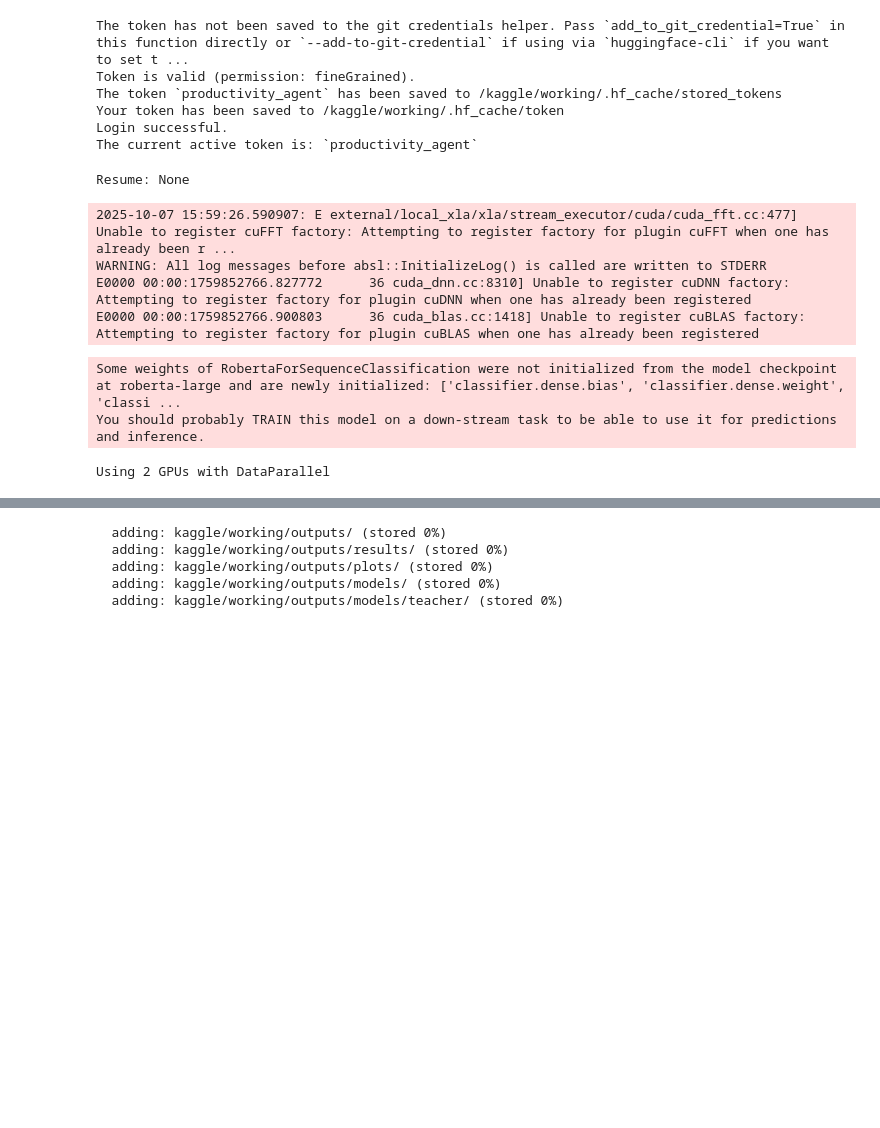
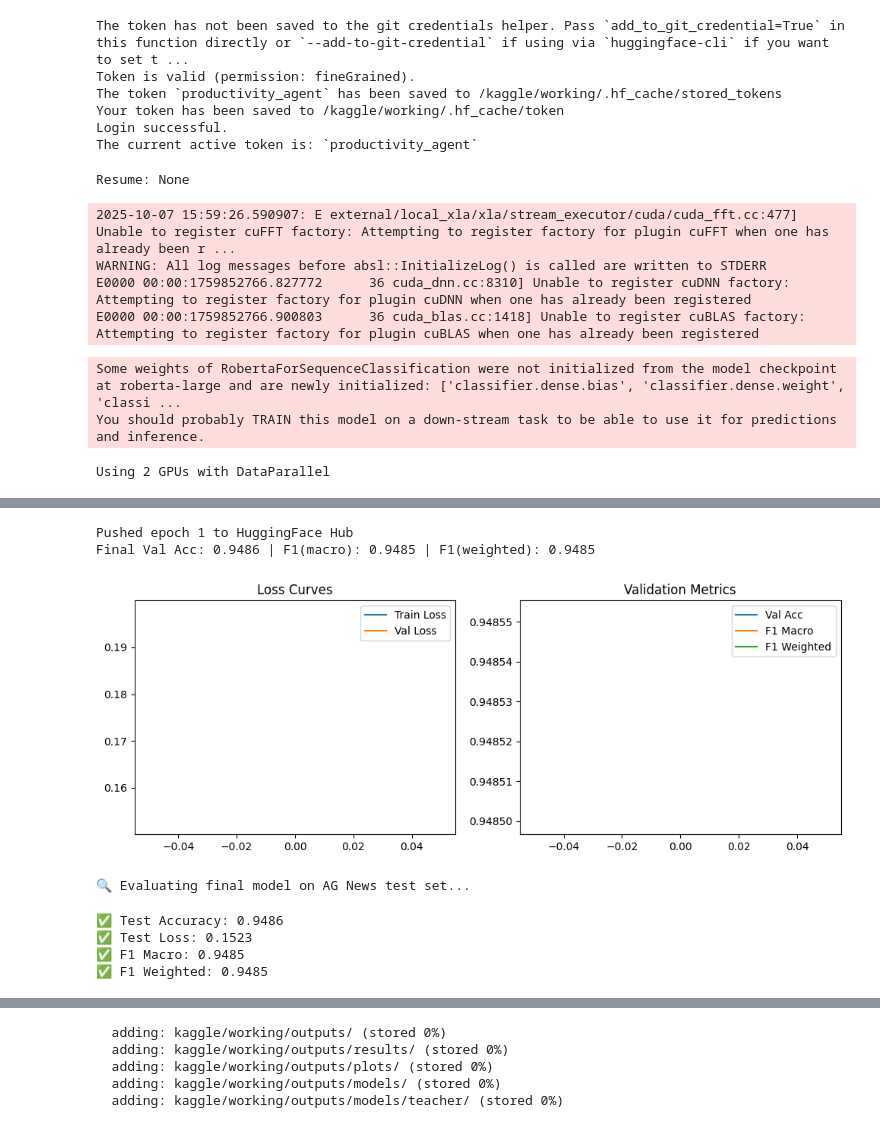
Before and after one commit to anuragupperwal/KD_MoE_CKA, a Jupyter notebook: src/phase1.ipynb, the cells around one changed output, grey strips where cells are left out. Cells and saved outputs as stored; diff of their text form; code cells hidden in the pictures; blank space fills up the shorter version.

```diff
--- a/src/phase1.ipynb
+++ b/src/phase1.ipynb
@@ -131,19 +131,20 @@ Your token has been saved to /kaggle/working/.hf_cache/token
 Login successful.
 The current active token is: `productivity_agent`
 # %%
+import json
 import os, glob, sys, torch
 import matplotlib.pyplot as plt
+
 sys.path.append("/kaggle/working/KD_MoE_CKA/src")
-
 from data.dataset_loader import get_dataset_and_tokenizer
 from models.teacher_model import get_teacher_model
 from trainers.utils import get_dataloaders
 from trainers.trainer import train_model
-
+from trainers.trainer import evaluate_model
 
 device = torch.device("cuda" if torch.cuda.is_available() else "cpu")
 
-# Find latest checkpoint (optional)
+# Find latest checkpoint
 checkpoint_dir = "/kaggle/working/models"
 all_ckpts = glob.glob(f"{checkpoint_dir}/teacher_*/checkpoint.pt")
 resume_ckpt = max(all_ckpts, key=os.path.getmtime) if all_ckpts else None
@@ -152,8 +153,7 @@ print("Resume:", resume_ckpt)
 # Data
 train_ds, val_ds, test_ds, tokenizer = get_dataset_and_tokenizer(
     "roberta-large",
-    train_size=120000,
-    val_size=7600
+    train_split_ratio=0.1   #train-0.9, val-0.1
 )
 train_loader, val_loader = get_dataloaders(train_ds, val_ds, batch_size=32)
 
@@ -170,13 +170,13 @@ teacher, train_losses, val_accs, val_losses, f1_macro_list, f1_weighted_list = t
     model=teacher,
     train_loader=train_loader,
     val_loader=val_loader,
-    epochs=1,                 # keep your epoch count
+    epochs=1,
     lr=2e-5,
     device=device,
     save_path="/kaggle/working/models/teacher",
     save_every=10000,
     resume_checkpoint=None,
-    use_amp=True,              # turn on mixed precision
+    use_amp=True,
     tokenizer=tokenizer,
     repo_id = "anuragupperwal/teacher-finetuned-roberta"
 )
@@ -216,6 +216,26 @@ plt.plot(f1_weighted_list, label="F1 Weighted")
 plt.legend(); plt.title("Validation Metrics")
 
 plt.show()
+
+
+#Evaluate on test set
+print("\nEvaluating final model on AG News test set...")
+test_loader = torch.utils.data.DataLoader(test_ds, batch_size=32)
+
+test_acc, test_loss, test_f1_macro, test_f1_weighted = evaluate_model(teacher, test_loader, device)
+
+print(f"\nTest Accuracy: {test_acc:.4f}")
+print(f"Test Loss: {test_loss:.4f}")
+print(f"F1 Macro: {test_f1_macro:.4f}")
+print(f"F1 Weighted: {test_f1_weighted:.4f}")
+
+with open("/kaggle/working/outputs/results/test_metrics_teacher.json", "w") as f:
+    json.dump({
+        "test_acc": test_acc,
+        "test_loss": test_loss,
+        "f1_macro": test_f1_macro,
+        "f1_weighted": test_f1_weighted
+    }, f, indent=2)
 # %% [output]
 Resume: None
 2025-10-07 15:59:26.590907: E external/local_xla/xla/stream_executor/cuda/cuda_fft.cc:477] Unable to register cuFFT factory: Attempting to register factory for plugin cuFFT when one has already been r ...
@@ -245,3 +265,34 @@ Step 1700, Loss = 0.2077
+Pushed epoch 1 to HuggingFace Hub
+Final Val Acc: 0.9486 | F1(macro): 0.9485 | F1(weighted): 0.9485
+[figure, added]
+# %%
+# ✅ Step 4: Evaluate on the held-out test set
+from trainers.trainer import evaluate_model
+
+print("\n🔍 Evaluating final model on AG News test set...")
+test_loader = torch.utils.data.DataLoader(test_ds, batch_size=32)
+
+test_acc, test_loss, test_f1_macro, test_f1_weighted = evaluate_model(teacher, test_loader, device)
+
+print(f"\nTest Accuracy: {test_acc:.4f}")
+print(f"✅ Test Loss: {test_loss:.4f}")
+print(f"✅ F1 Macro: {test_f1_macro:.4f}")
+print(f"✅ F1 Weighted: {test_f1_weighted:.4f}")
+
+import json
+with open("/kaggle/working/results/test_metrics_teacher.json", "w") as f:
+    json.dump({
+        "test_acc": test_acc,
+        "test_loss": test_loss,
+        "f1_macro": test_f1_macro,
+        "f1_weighted": test_f1_weighted
+    }, f, indent=2)
+# %% [output]
+🔍 Evaluating final model on AG News test set...
+✅ Test Accuracy: 0.9486
+✅ Test Loss: 0.1523
+✅ F1 Macro: 0.9485
+✅ F1 Weighted: 0.9485
 # %%
 from transformers import AutoModelForSequenceClassification, AutoTokenizer
 import torch
```
Also changed, not shown: parts of 5 cells of this notebook.
